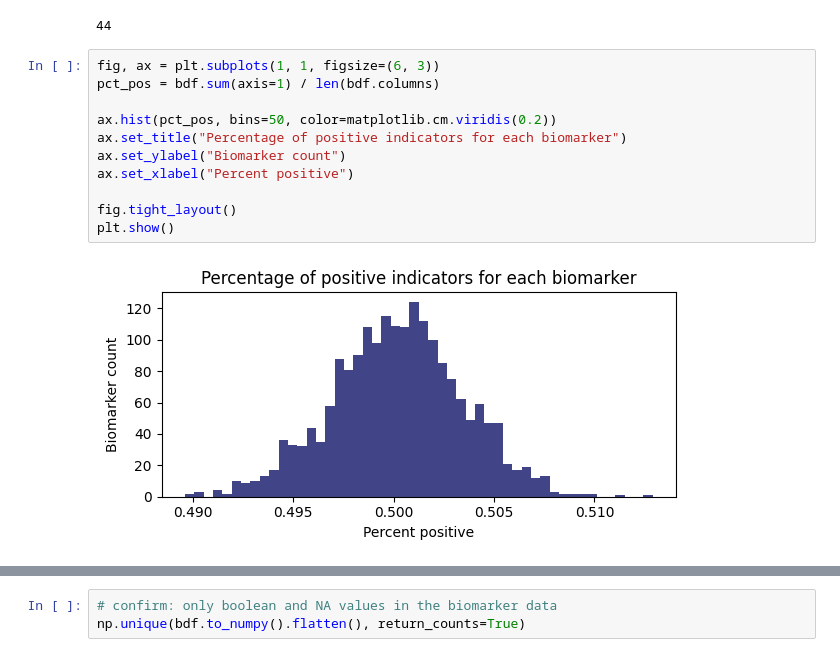
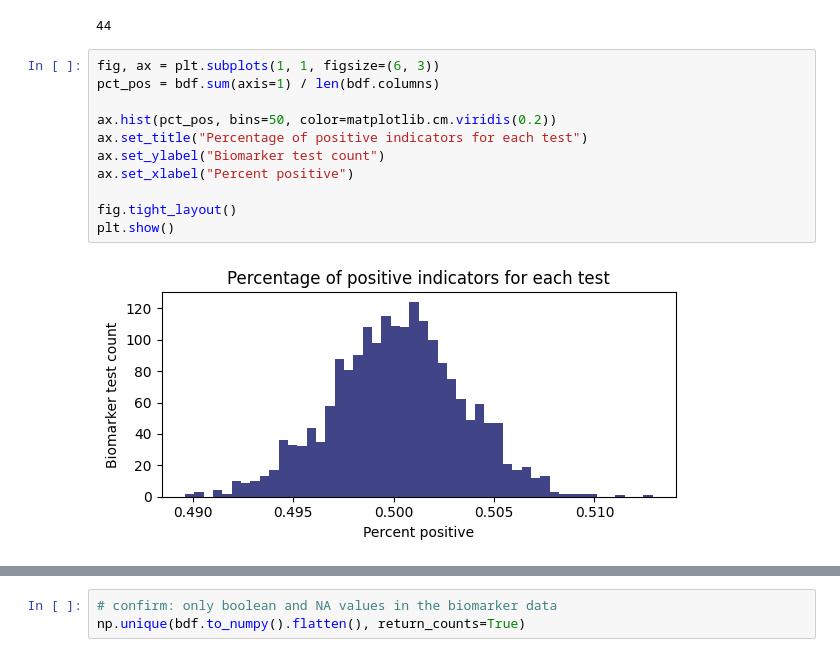
Before and after one commit to levon003/biomarker-case-study, a Jupyter notebook: notebook/DataExploration.ipynb, the cells around one changed output, grey strips where cells are left out. Drawn from its saved outputs; the diff is of its cells as text.

```diff
--- a/notebook/DataExploration.ipynb
+++ b/notebook/DataExploration.ipynb
@@ -50,13 +51,13 @@ bdf = bdf.set_index("biomarker_id")
 # %%
 fig, ax = plt.subplots(1, 1, figsize=(6, 3))
 pct_pos = bdf.sum(axis=1) / len(bdf.columns)
 
 ax.hist(pct_pos, bins=50, color=matplotlib.cm.viridis(0.2))
-ax.set_title("Percentage of positive indicators for each biomarker")
-ax.set_ylabel("Biomarker count")
+ax.set_title("Percentage of positive indicators for each test")
+ax.set_ylabel("Biomarker test count")
 ax.set_xlabel("Percent positive")
 
 fig.tight_layout()
 plt.show()
 # %% [output]
-[figure, old version]
+[figure, new version]
```
Also changed, not shown: parts of 15 cells of this notebook, 2 other files.
